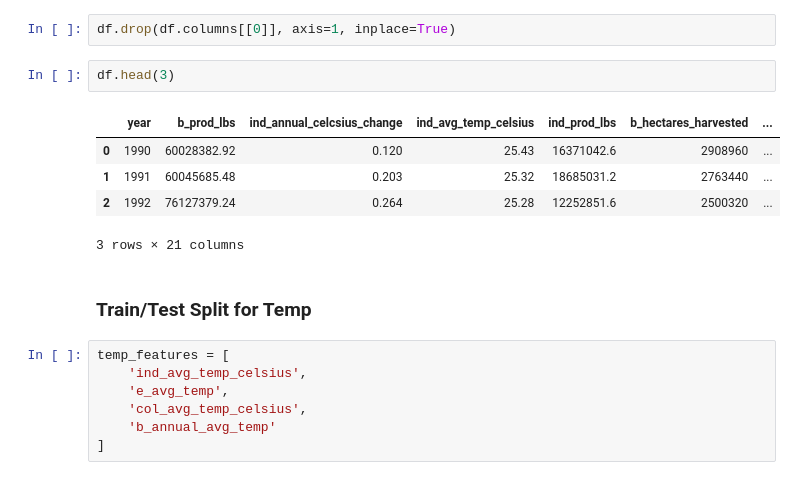
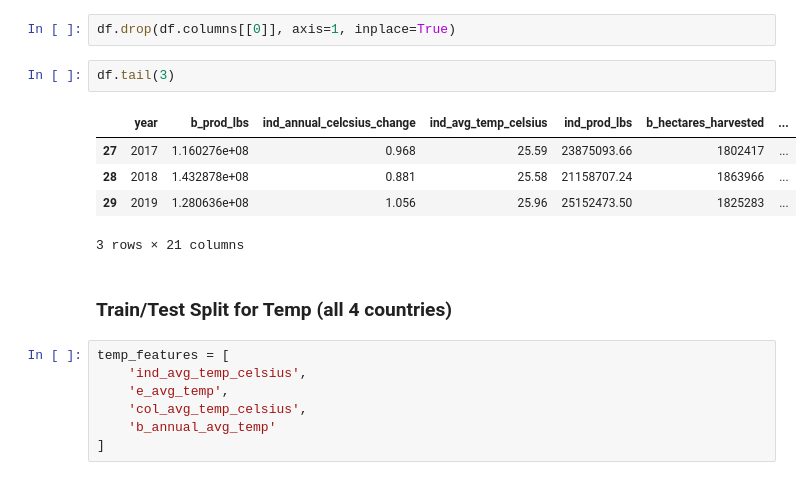
Before and after one commit to sanghyuns/Climate_Change_vs_Coffee_Production, a Jupyter notebook: mikeV.ipynb, the cells around one changed output. Saved outputs shown, nothing was run; the diff lists cells and outputs as text.

```diff
--- a/mikeV.ipynb
+++ b/mikeV.ipynb
@@ -121,15 +110,15 @@ df = pd.read_csv('data/cleaned_merged_df4.csv')
 # %%
 df.drop(df.columns[[0]], axis=1, inplace=True)
 # %%
-df.head(3)
+df.tail(3)
 # %% [output]
 |  | year | b_prod_lbs | ind_annual_celcsius_change | ind_avg_temp_celsius | ind_prod_lbs | b_hectares_harvested | ... |
-| 0 | 1990 | 60028382.92 | 0.120 | 25.43 | 16371042.6 | 2908960 | ... |
-| 1 | 1991 | 60045685.48 | 0.203 | 25.32 | 18685031.2 | 2763440 | ... |
-| 2 | 1992 | 76127379.24 | 0.264 | 25.28 | 12252851.6 | 2500320 | ... |
+| 27 | 2017 | 1.160276e+08 | 0.968 | 25.59 | 23875093.66 | 1802417 | ... |
+| 28 | 2018 | 1.432878e+08 | 0.881 | 25.58 | 21158707.24 | 1863966 | ... |
+| 29 | 2019 | 1.280636e+08 | 1.056 | 25.96 | 25152473.50 | 1825283 | ... |
 3 rows × 21 columns
 # %% [markdown]
-### Train/Test Split for Temp
+### Train/Test Split for Temp (all 4 countries)
 # %%
 temp_features = [
     'ind_avg_temp_celsius',
```
Also changed, not shown: parts of 76 cells of this notebook.
